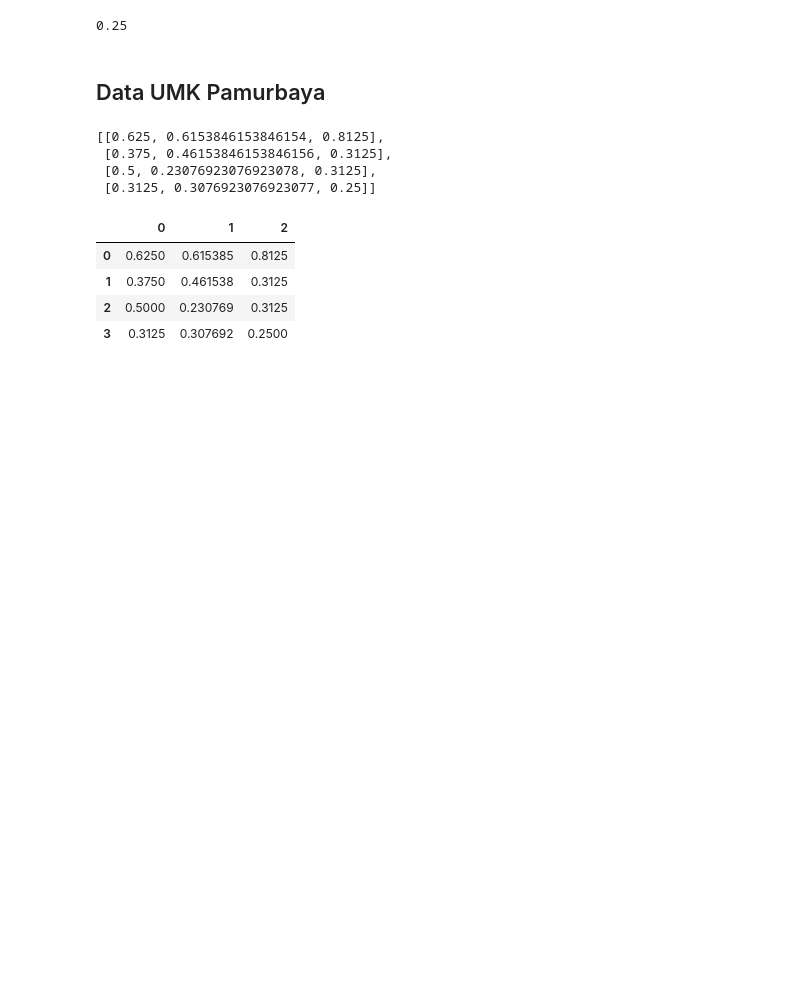
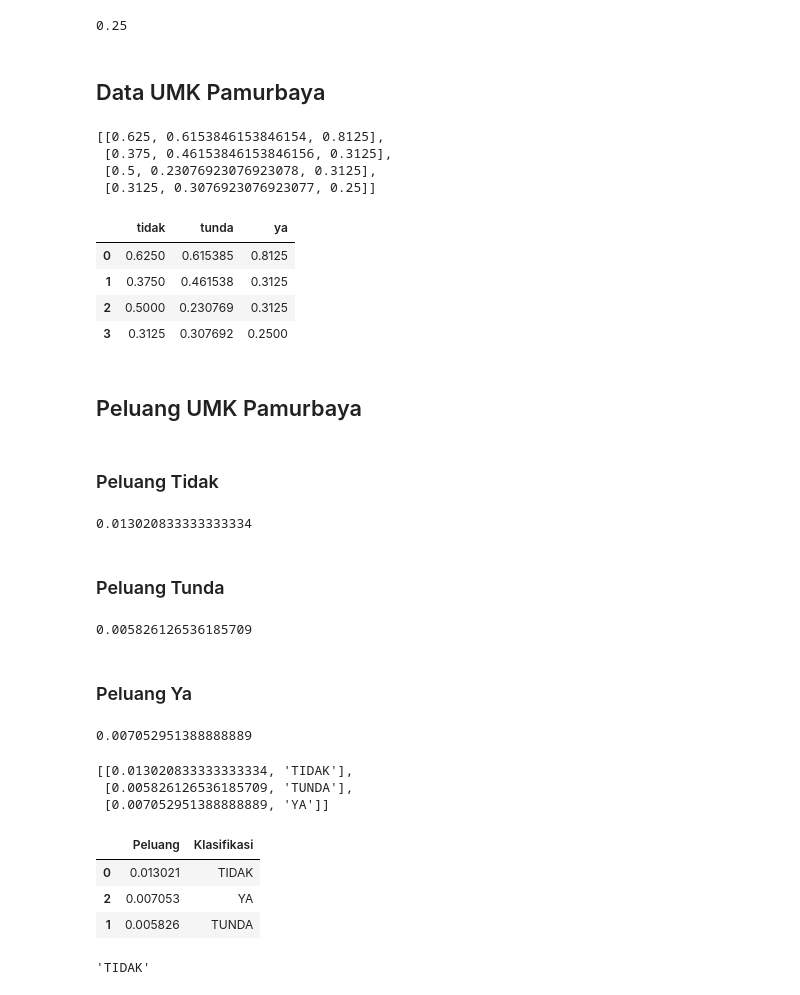
Before and after one commit to ibnutriyuono/artificial-intelligence2019, a Jupyter notebook: AI 2019-2020 Naive Bayes UKM.ipynb, the cells around one changed output. Drawn from its saved outputs; the diff is of its cells as text; code cells hidden in the pictures; blank space fills up the shorter version.

Commit message:
adding perkalian peluang

```diff
--- a/AI 2019-2020 Naive Bayes UKM.ipynb
+++ b/AI 2019-2020 Naive Bayes UKM.ipynb
@@ -552,11 +552,68 @@ dataPeluangPamurbaya
  [0.5, 0.23076923076923078, 0.3125],
  [0.3125, 0.3076923076923077, 0.25]]
 # %%
-dataPeluangPamurbayaDf = pd.DataFrame(dataPeluangPamurbaya)
+dataPeluangPamurbayaDf = pd.DataFrame(dataPeluangPamurbaya, columns=['tidak', 'tunda', 'ya'])
 dataPeluangPamurbayaDf
 # %% [output]
-|  | 0 | 1 | 2 |
+|  | tidak | tunda | ya |
 | 0 | 0.6250 | 0.615385 | 0.8125 |
 | 1 | 0.3750 | 0.461538 | 0.3125 |
 | 2 | 0.5000 | 0.230769 | 0.3125 |
 | 3 | 0.3125 | 0.307692 | 0.2500 |
+# %% [markdown]
+## Peluang UMK Pamurbaya
+# %% [markdown]
+### Peluang Tidak
+# %%
+hasilKaliPeluangTidak = np.prod(dataPeluangPamurbayaDf['tidak'].values)
+peluangTidakPamurbaya = hasilKaliPeluangTidak*len(dataKeseluruhanTidak) / len(dataPenerimaDf)
+peluangTidakPamurbaya
+# %% [output]
+0.013020833333333334
+# %% [markdown]
+### Peluang Tunda
+# %%
+hasilKaliPeluangTunda = np.prod(dataPeluangPamurbayaDf['tunda'].values)
+peluangTundaPamurbaya = hasilKaliPeluangTunda*len(dataKeseluruhanTunda) / len(dataPenerimaDf)
+peluangTundaPamurbaya
+# %% [output]
+0.005826126536185709
+# %% [markdown]
+### Peluang Ya
+# %%
+hasilKaliPeluangYa = np.prod(dataPeluangPamurbayaDf['ya'].values)
+peluangYaPamurbaya = hasilKaliPeluangYa*len(dataKeseluruhanYa) / len(dataPenerimaDf)
+peluangYaPamurbaya
+# %% [output]
+0.007052951388888889
+# %%
+Argmax = []
+peluangPamurbayaYa = []
+peluangPamurbayaTunda= []
+peluangPamurbayaTidak = []
+peluangPamurbayaYa.append(peluangYaPamurbaya)
+peluangPamurbayaYa.append("YA")
+peluangPamurbayaTunda.append(peluangTundaPamurbaya)
+peluangPamurbayaTunda.append("TUNDA")
+peluangPamurbayaTidak.append(peluangTidakPamurbaya)
+peluangPamurbayaTidak.append("TIDAK")
+Argmax.append(peluangPamurbayaTidak)
+Argmax.append(peluangPamurbayaTunda)
+Argmax.append(peluangPamurbayaYa)
+Argmax
+# %% [output]
+[[0.013020833333333334, 'TIDAK'],
+ [0.005826126536185709, 'TUNDA'],
+ [0.007052951388888889, 'YA']]
+# %%
+klasifikasi = pd.DataFrame(Argmax, columns=['Peluang', 'Klasifikasi']).sort_values("Peluang", ascending=False)
+klasifikasi
+# %% [output]
+|  | Peluang | Klasifikasi |
+| 0 | 0.013021 | TIDAK |
+| 2 | 0.007053 | YA |
+| 1 | 0.005826 | TUNDA |
+# %%
+klasifikasi.values[0][1]
+# %% [output]
+'TIDAK'
```
